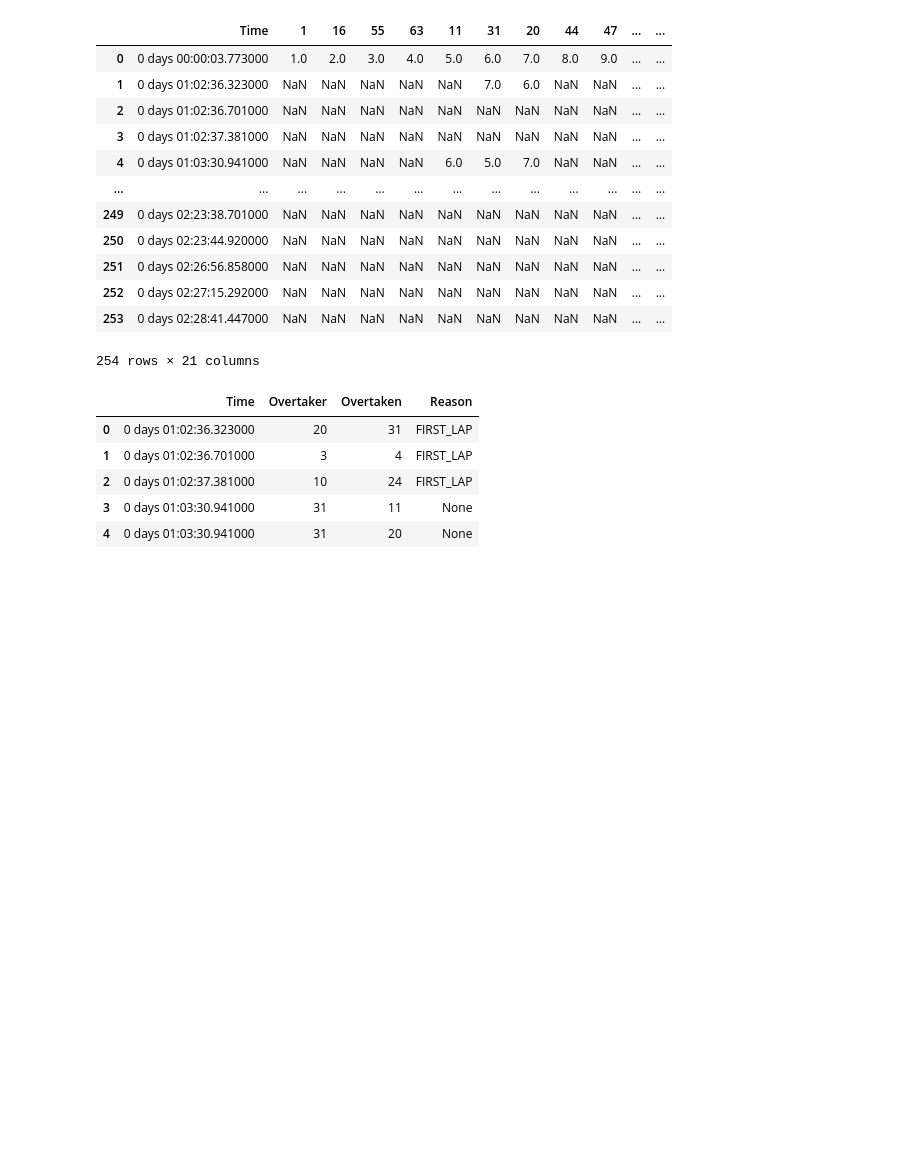
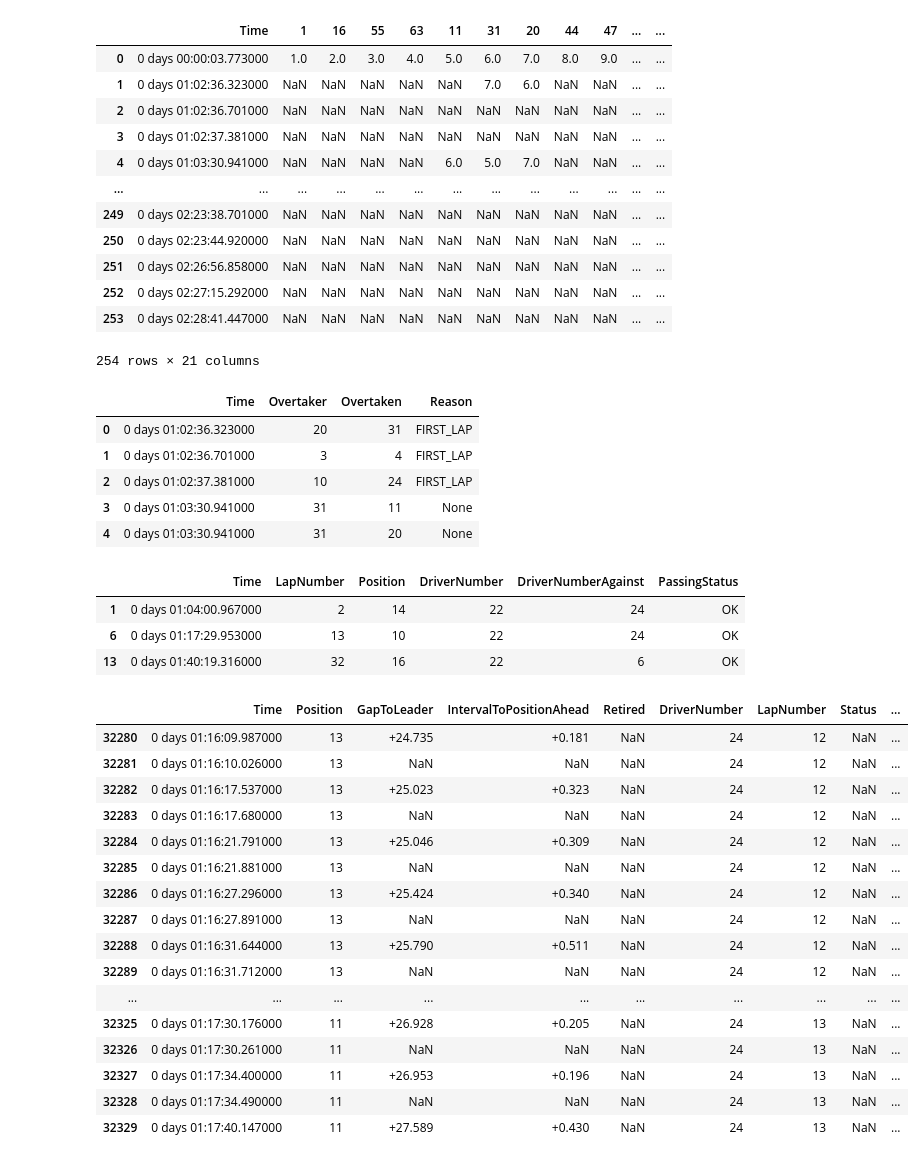
Before and after one commit to davidharrigan/formula-crunch, a Jupyter notebook: notebooks/scratch.ipynb, the cells around one changed output. Saved outputs shown, nothing was run; the diff lists cells and outputs as text; code cells hidden in the pictures; blank space fills up the shorter version.

Commit message:
chore: position regained not quite working

```diff
--- a/notebooks/scratch.ipynb
+++ b/notebooks/scratch.ipynb
@@ -299,3 +300,33 @@ api            INFO     Using cached data for driver_position_data
 | 2 | 0 days 01:02:37.381000 | 10 | 24 | FIRST_LAP |
 | 3 | 0 days 01:03:30.941000 | 31 | 11 | None |
 | 4 | 0 days 01:03:30.941000 | 31 | 20 | None |
+# %%
+from scrape.race import get_driver_overtakes
+display(get_driver_overtakes(session, "20").query("PassingStatus == 'OK'"))
+# %% [output]
+|  | Time | LapNumber | Position | DriverNumber | DriverNumberAgainst | PassingStatus |
+| 1 | 0 days 01:04:00.967000 | 2 | 14 | 22 | 24 | OK |
+| 6 | 0 days 01:17:29.953000 | 13 | 10 | 22 | 24 | OK |
+| 13 | 0 days 01:40:19.316000 | 32 | 16 | 22 | 6 | OK |
+# %%
+# 01:16:44.35
+
+session.timings.pick_driver(24)[550:600]
+# %% [output]
+|  | Time | Position | GapToLeader | IntervalToPositionAhead | Retired | DriverNumber | LapNumber | Status | ... |
+| 32280 | 0 days 01:16:09.987000 | 13 | +24.735 | +0.181 | NaN | 24 | 12 | NaN | ... |
+| 32281 | 0 days 01:16:10.026000 | 13 | NaN | NaN | NaN | 24 | 12 | NaN | ... |
+| 32282 | 0 days 01:16:17.537000 | 13 | +25.023 | +0.323 | NaN | 24 | 12 | NaN | ... |
+| 32283 | 0 days 01:16:17.680000 | 13 | NaN | NaN | NaN | 24 | 12 | NaN | ... |
+| 32284 | 0 days 01:16:21.791000 | 13 | +25.046 | +0.309 | NaN | 24 | 12 | NaN | ... |
+| 32285 | 0 days 01:16:21.881000 | 13 | NaN | NaN | NaN | 24 | 12 | NaN | ... |
+| 32286 | 0 days 01:16:27.296000 | 13 | +25.424 | +0.340 | NaN | 24 | 12 | NaN | ... |
+| 32287 | 0 days 01:16:27.891000 | 13 | NaN | NaN | NaN | 24 | 12 | NaN | ... |
+| 32288 | 0 days 01:16:31.644000 | 13 | +25.790 | +0.511 | NaN | 24 | 12 | NaN | ... |
+| 32289 | 0 days 01:16:31.712000 | 13 | NaN | NaN | NaN | 24 | 12 | NaN | ... |
+| ... | ... | ... | ... | ... | ... | ... | ... | ... | ... |
+| 32325 | 0 days 01:17:30.176000 | 11 | +26.928 | +0.205 | NaN | 24 | 13 | NaN | ... |
+| 32326 | 0 days 01:17:30.261000 | 11 | NaN | NaN | NaN | 24 | 13 | NaN | ... |
+| 32327 | 0 days 01:17:34.400000 | 11 | +26.953 | +0.196 | NaN | 24 | 13 | NaN | ... |
+| 32328 | 0 days 01:17:34.490000 | 11 | NaN | NaN | NaN | 24 | 13 | NaN | ... |
+| 32329 | 0 days 01:17:40.147000 | 11 | +27.589 | +0.430 | NaN | 24 | 13 | NaN | ... |
```
Also changed, not shown: parts of 2 cells of this notebook, 9 other files.
